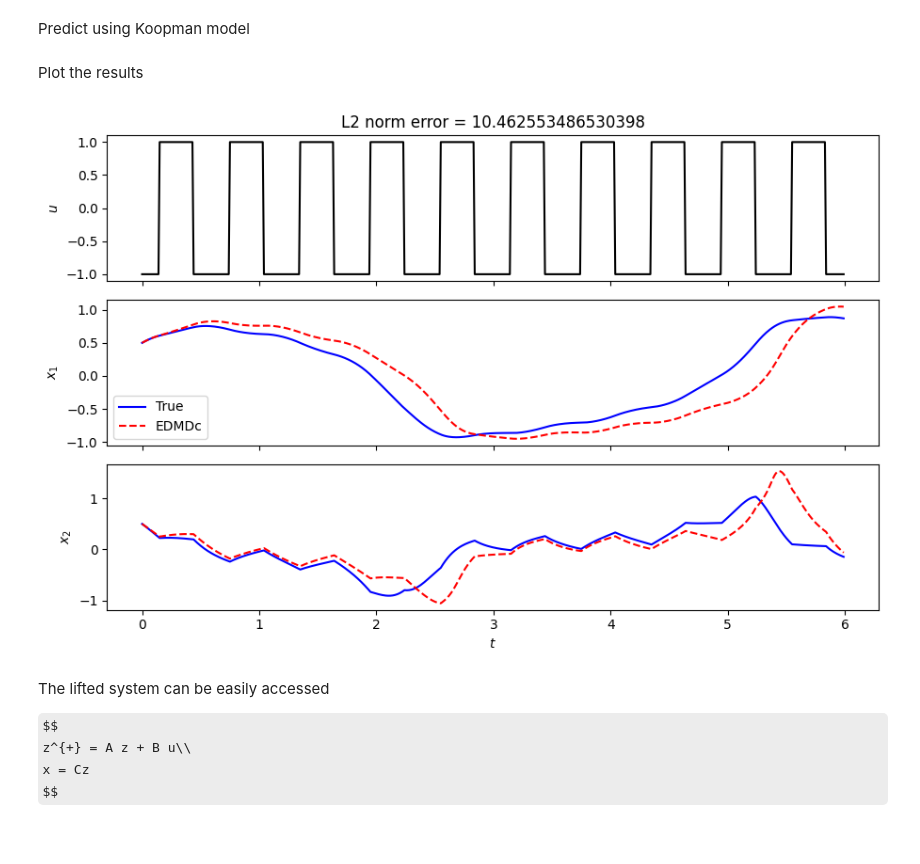
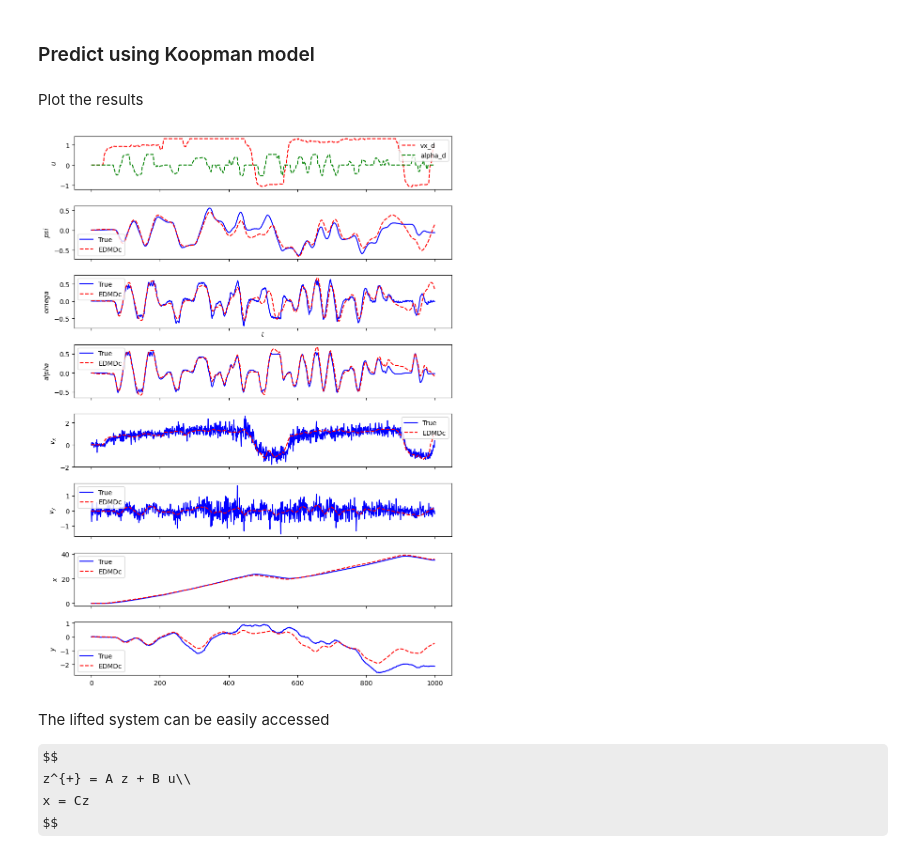
Before and after one commit to lfrecalde1/blue_simulator, a Jupyter notebook: Code/Dynamics_Python/Koopman_Pykoopman/tutorial_koopman_edmdc_for_vdp_system.ipynb, the cells around one changed output. Drawn from its saved outputs; the diff is of its cells as text; code cells hidden in the pictures; some formulas as TeX source.

```diff
--- a/Code/Dynamics_Python/Koopman_Pykoopman/tutorial_koopman_edmdc_for_vdp_system.ipynb
+++ b/Code/Dynamics_Python/Koopman_Pykoopman/tutorial_koopman_edmdc_for_vdp_system.ipynb
@@ -103,31 +280,52 @@ for step in range(1, n_int, 1):
 # %% [markdown]
-Predict using Koopman model
+### Predict using Koopman model
-# %%
-# Multi-step prediction with Koopman/EDMDc model
-Xkoop = model.simulate(x[np.newaxis,:], u[:, np.newaxis], n_steps=n_int-1)
-Xkoop = np.vstack([x[np.newaxis,:], Xkoop]) # add initial condition to simulated data for comparison below
 # %% [markdown]
 Plot the results
-# %%
-fig, axs = plt.subplots(3, 1, sharex=True, tight_layout=True, figsize=(9, 6))
-axs[0].plot(t, u, '-k')
-axs[0].set(ylabel=r'$u$')
-axs[1].plot(t, Xtrue[0, :], '-', color='b', label='True')
-axs[1].plot(t, Xkoop[:, 0], '--r', label='EDMDc')
-axs[1].set(ylabel=r'$x_1$')
-axs[2].plot(t, Xtrue[1, :], '-', color='b', label='True')
-axs[2].plot(t, Xkoop[:, 1], '--r', label='EDMDc')
-axs[2].set(
-        ylabel=r'$x_2$',
-        xlabel=r'$t$')
-
-axs[1].legend()
-
-err = np.linalg.norm(Xtrue - Xkoop.T)
-axs[0].set_title(f"L2 norm error = {err}")
-plt.show()
-# %% [output]
-[figure, removed]
+# %%
+fig, axs = plt.subplots(8, 1, sharex=True, tight_layout=True, figsize=(9, 12))
+axs[0].plot(u[:, 0], '--r', label='vx_d')
+axs[0].plot(u[:, 1], '--g', label='alpha_d')
+axs[0].set(ylabel=r'$u$')
+axs[0].legend()
+
+axs[1].plot(X1[0, :], '-', color='b', label='True')
+axs[1].plot(Xkoop[:, 0], '--r', label='EDMDc')
+axs[1].set(ylabel=r'$psi$')
+axs[1].legend()
+
+axs[2].plot(X1[1, :], '-', color='b', label='True')
+axs[2].plot(Xkoop[:, 1], '--r', label='EDMDc')
+axs[2].set(ylabel=r'$omega$',xlabel=r'$t$')
+axs[2].legend()
+
+axs[3].plot(X1[2, :], '-', color='b', label='True')
+axs[3].plot(Xkoop[:, 2], '--r', label='EDMDc')
+axs[3].set(ylabel=r'$alpha$')
+axs[3].legend()
+
+axs[4].plot(X1[3, :], '-', color='b', label='True')
+axs[4].plot(Xkoop[:, 3], '--r', label='EDMDc')
+axs[4].set(ylabel=r'$v_x$')
+axs[4].legend()
+
+axs[5].plot(X1[4, :], '-', color='b', label='True')
+axs[5].plot(Xkoop[:, 4], '--r', label='EDMDc')
+axs[5].set(ylabel=r'$v_y$')
+axs[5].legend()
+
+axs[6].plot(X1[5, :], '-', color='b', label='True')
+axs[6].plot(Xkoop[:, 5], '--r', label='EDMDc')
+axs[6].set(ylabel=r'$x$')
+axs[6].legend()
+
+axs[7].plot(X1[6, :], '-', color='b', label='True')
+axs[7].plot(Xkoop[:, 6], '--r', label='EDMDc')
+axs[7].set(ylabel=r'$y$')
+axs[7].legend()
+
+plt.show()
+# %% [output]
+[figure, added]
 # %% [markdown]
 The lifted system can be easily accessed
 
```
Also changed, not shown: parts of 27 cells of this notebook, 2 other files.
